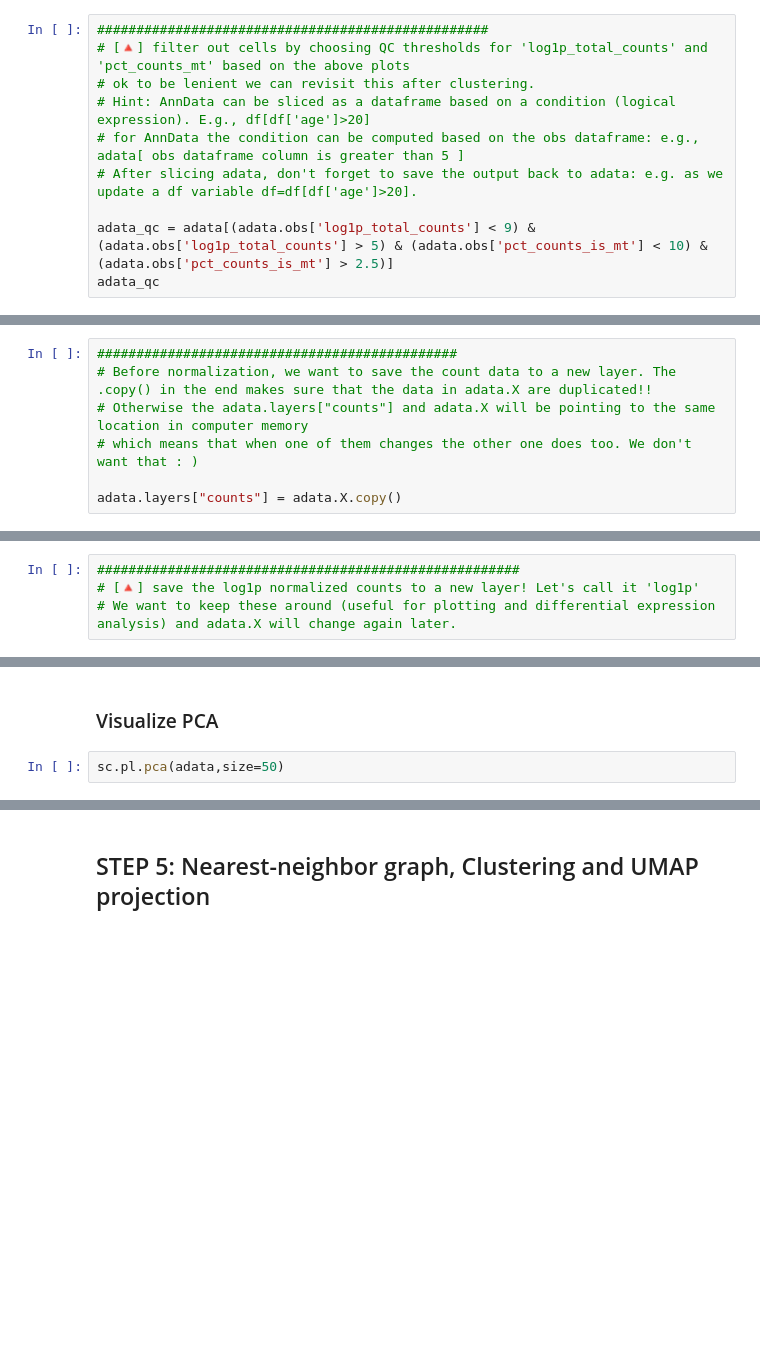
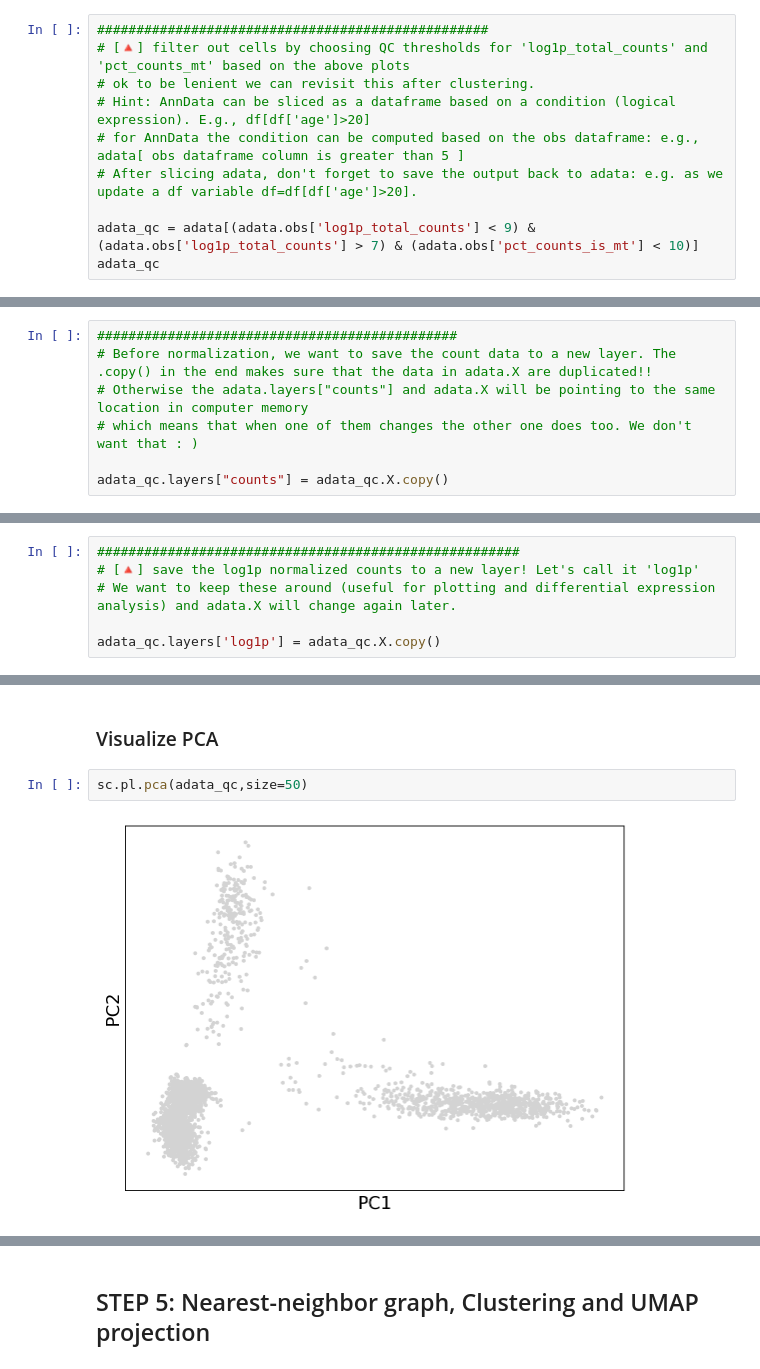
Before and after one commit to jarvanjiang2030/J.Jarvan_225a, a Jupyter notebook: bms225a_ds_workshop_3_student_notebook_2025.ipynb, the cells around one changed output, grey strips where cells are left out. Cells and saved outputs as stored; diff of their text form; blank space fills up the shorter version.

```diff
--- a/bms225a_ds_workshop_3_student_notebook_2025.ipynb
+++ b/bms225a_ds_workshop_3_student_notebook_2025.ipynb
@@ -256,6 +256,6 @@ len(df)
 # for AnnData the condition can be computed based on the obs dataframe: e.g., adata[ obs dataframe column is greater than 5 ]
 # After slicing adata, don't forget to save the output back to adata: e.g. as we update a df variable df=df[df['age']>20].
 
-adata_qc = adata[(adata.obs['log1p_total_counts'] < 9) & (adata.obs['log1p_total_counts'] > 5) & (adata.obs['pct_counts_is_mt'] < 10) & (adata.obs['pct_counts_is_mt'] > 2.5)]
+adata_qc = adata[(adata.obs['log1p_total_counts'] < 9) & (adata.obs['log1p_total_counts'] > 7) & (adata.obs['pct_counts_is_mt'] < 10)]
 adata_qc
 # %% [output]
@@ -297,4 +303,4 @@ adata.obs['predicted_doublet'].value_counts()
 # Otherwise the adata.layers["counts"] and adata.X will be pointing to the same location in computer memory
 # which means that when one of them changes the other one does too. We don't want that : )
 
-adata.layers["counts"] = adata.X.copy()
+adata_qc.layers["counts"] = adata_qc.X.copy()
@@ -320,6 +351,8 @@ adata.X.sum(1) # the X matrix changed. Each entry is now log(1+x)
 ######################################################
 # [🔺] save the log1p normalized counts to a new layer! Let's call it 'log1p'
 # We want to keep these around (useful for plotting and differential expression analysis) and adata.X will change again later.
+
+adata_qc.layers['log1p'] = adata_qc.X.copy()
 # %% [markdown]
 ## STEP 3: Highly variable genes (feature selection)
 # %%
@@ -356,5 +431,7 @@ adata.obsm['X_pca'].shape
 # %% [markdown]
 ### Visualize PCA
 # %%
-sc.pl.pca(adata,size=50)
+sc.pl.pca(adata_qc,size=50)
+# %% [output]
+[figure, added]
 # %%
```
Also changed, not shown: parts of 30 cells of this notebook.
